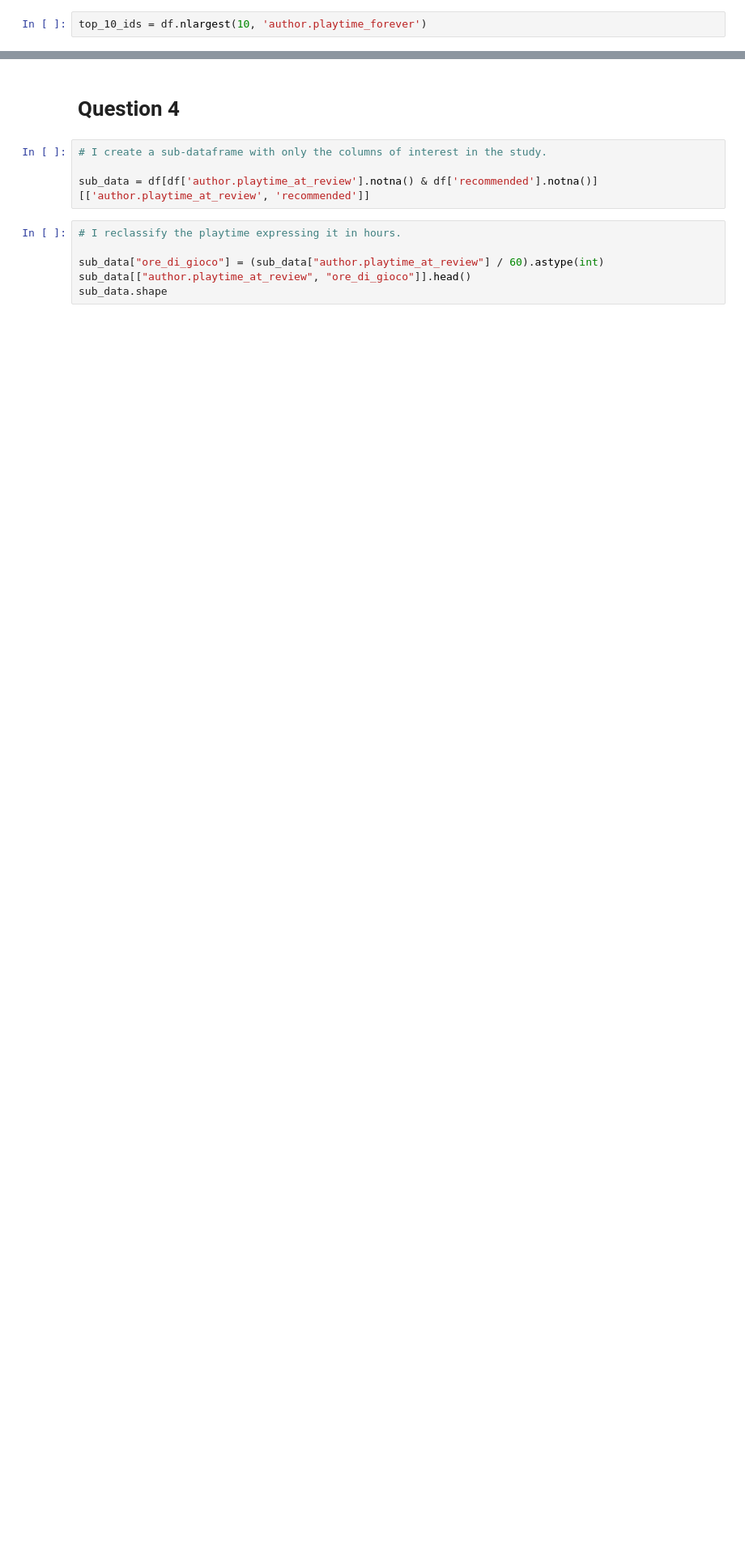
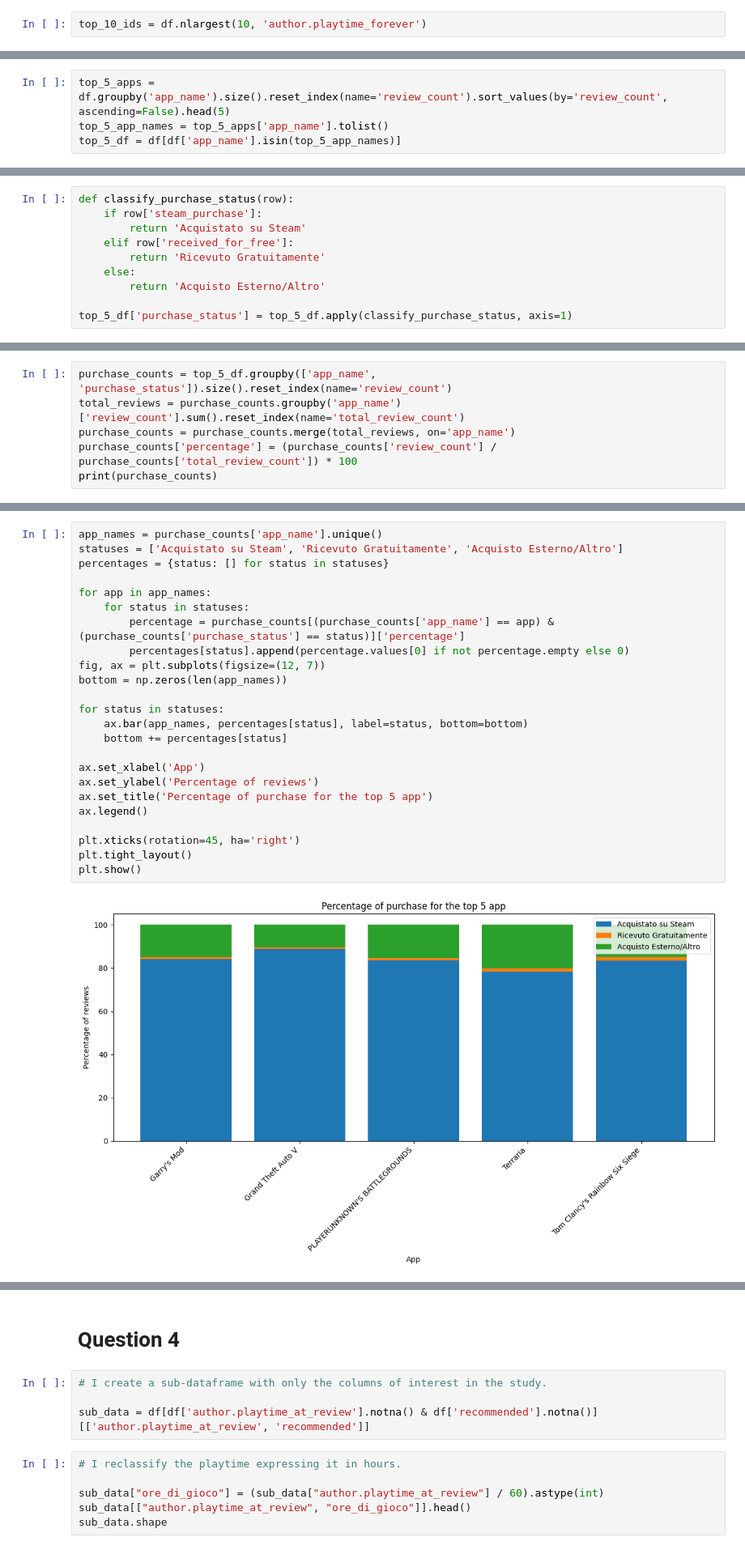
Before and after one commit to ataberk771/ADMHomework2, a Jupyter notebook: steam_dataset_analysis.ipynb, the cells around one changed output, grey strips where cells are left out. Shown at 81% size. Saved outputs shown, nothing was run; the diff lists cells and outputs as text; blank space fills up the shorter version.

```diff
--- a/steam_dataset_analysis.ipynb
+++ b/steam_dataset_analysis.ipynb
@@ -338,0 +399,4 @@ plt.show()
+# %%
+top_5_apps = df.groupby('app_name').size().reset_index(name='review_count').sort_values(by='review_count', ascending=False).head(5)
+top_5_app_names = top_5_apps['app_name'].tolist()
+top_5_df = df[df['app_name'].isin(top_5_app_names)]
@@ -338,0 +419,10 @@ plt.show()
+# %%
+def classify_purchase_status(row):
+    if row['steam_purchase']:
+        return 'Acquistato su Steam'
+    elif row['received_for_free']:
+        return 'Ricevuto Gratuitamente'
+    else:
+        return 'Acquisto Esterno/Altro'
+
+top_5_df['purchase_status'] = top_5_df.apply(classify_purchase_status, axis=1)
@@ -338,0 +434,6 @@ plt.show()
+# %%
+purchase_counts = top_5_df.groupby(['app_name', 'purchase_status']).size().reset_index(name='review_count')
+total_reviews = purchase_counts.groupby('app_name')['review_count'].sum().reset_index(name='total_review_count')
+purchase_counts = purchase_counts.merge(total_reviews, on='app_name')
+purchase_counts['percentage'] = (purchase_counts['review_count'] / purchase_counts['total_review_count']) * 100
+print(purchase_counts)
@@ -338,0 +458,26 @@ plt.show()
+# %%
+app_names = purchase_counts['app_name'].unique()
+statuses = ['Acquistato su Steam', 'Ricevuto Gratuitamente', 'Acquisto Esterno/Altro']
+percentages = {status: [] for status in statuses}
+
+for app in app_names:
+    for status in statuses:
+        percentage = purchase_counts[(purchase_counts['app_name'] == app) & (purchase_counts['purchase_status'] == status)]['percentage']
+        percentages[status].append(percentage.values[0] if not percentage.empty else 0)
+fig, ax = plt.subplots(figsize=(12, 7))
+bottom = np.zeros(len(app_names))
+
+for status in statuses:
+    ax.bar(app_names, percentages[status], label=status, bottom=bottom)
+    bottom += percentages[status]
+
+ax.set_xlabel('App')
+ax.set_ylabel('Percentage of reviews')
+ax.set_title('Percentage of purchase for the top 5 app')
+ax.legend()
+
+plt.xticks(rotation=45, ha='right')
+plt.tight_layout()
+plt.show()
+# %% [output]
+[figure, added]
```
Also changed, not shown: parts of 64 cells of this notebook.
